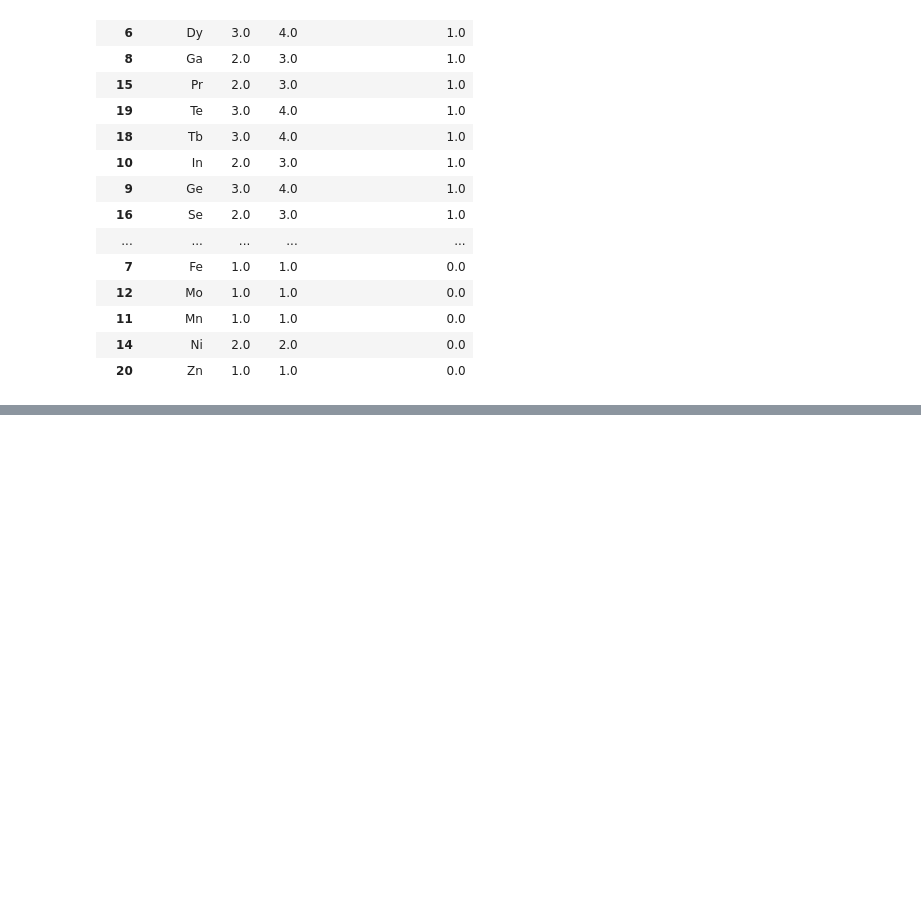
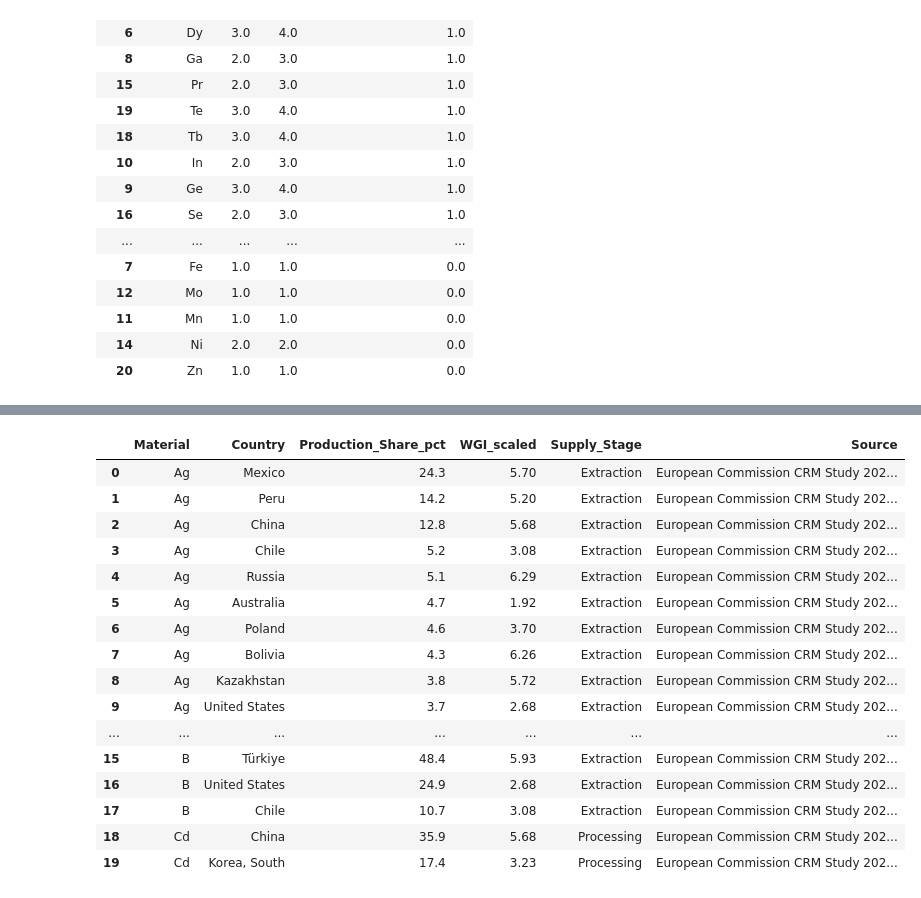
Before and after one commit to Trickwillfrit/MFA, a Jupyter notebook: notebooks/ENV501_Austria_Croatia_MFA.ipynb, the cells around one changed output, grey strips where cells are left out. Cells and saved outputs as stored; diff of their text form; code cells hidden in the pictures; blank space fills up the shorter version.

```diff
--- a/notebooks/ENV501_Austria_Croatia_MFA.ipynb
+++ b/notebooks/ENV501_Austria_Croatia_MFA.ipynb
@@ -8148,0 +8474,86 @@ display(
+# %%
+wgi_block_1 = pd.DataFrame([
+    # Material, Country, Production share %, WGI, Stage
+
+    # Silver - extraction
+    ["Ag", "Mexico", 24.3, 5.70, "Extraction"],
+    ["Ag", "Peru", 14.2, 5.20, "Extraction"],
+    ["Ag", "China", 12.8, 5.68, "Extraction"],
+    ["Ag", "Chile", 5.2, 3.08, "Extraction"],
+    ["Ag", "Russia", 5.1, 6.29, "Extraction"],
+    ["Ag", "Australia", 4.7, 1.92, "Extraction"],
+    ["Ag", "Poland", 4.6, 3.70, "Extraction"],
+    ["Ag", "Bolivia", 4.3, 6.26, "Extraction"],
+    ["Ag", "Kazakhstan", 3.8, 5.72, "Extraction"],
+    ["Ag", "United States", 3.7, 2.68, "Extraction"],
+
+    # Aluminium / bauxite - extraction
+    ["Al", "Australia", 28.4, 1.92, "Extraction"],
+    ["Al", "China", 20.8, 5.68, "Extraction"],
+    ["Al", "Guinea", 17.9, 6.81, "Extraction"],
+    ["Al", "Brazil", 10.4, 5.40, "Extraction"],
+    ["Al", "India", 6.8, 5.27, "Extraction"],
+
+    # Borate - extraction
+    ["B", "Türkiye", 48.4, 5.93, "Extraction"],
+    ["B", "United States", 24.9, 2.68, "Extraction"],
+    ["B", "Chile", 10.7, 3.08, "Extraction"],
+
+    # Cadmium - processing
+    ["Cd", "China", 35.9, 5.68, "Processing"],
+    ["Cd", "Korea, South", 17.4, 3.23, "Processing"],
+    ["Cd", "Japan", 7.5, 2.31, "Processing"],
+    ["Cd", "Canada", 7.3, 1.79, "Processing"],
+    ["Cd", "Kazakhstan", 6.8, 5.72, "Processing"],
+    ["Cd", "Mexico", 4.3, 5.70, "Processing"],
+    ["Cd", "Russia", 4.2, 6.29, "Processing"],
+
+    # Chromium - extraction
+    ["Cr", "South Africa", 55.5, 4.69, "Extraction"],
+    ["Cr", "Kazakhstan", 15.7, 5.72, "Extraction"],
+    ["Cr", "India", 12.4, 5.27, "Extraction"],
+
+    # Copper - extraction
+    ["Cu", "Chile", 27.7, 3.08, "Extraction"],
+    ["Cu", "Peru", 11.5, 5.20, "Extraction"],
+    ["Cu", "China", 8.4, 5.68, "Extraction"],
+    ["Cu", "Congo, D.R.", 6.4, 8.22, "Extraction"],
+    ["Cu", "United States", 6.2, 2.68, "Extraction"],
+    ["Cu", "Australia", 4.4, 1.92, "Extraction"],
+    ["Cu", "Zambia", 4.0, 5.83, "Extraction"],
+    ["Cu", "Russia", 4.0, 6.29, "Extraction"],
+    ["Cu", "Mexico", 3.7, 5.70, "Extraction"],
+    ["Cu", "Indonesia", 2.8, 5.32, "Extraction"],
+    ["Cu", "Canada", 2.8, 1.79, "Extraction"]
+],
+columns=[
+    "Material",
+    "Country",
+    "Production_Share_pct",
+    "WGI_scaled",
+    "Supply_Stage"
+])
+
+wgi_block_1["Source"] = (
+    "European Commission CRM Study 2023 - Annexes 7 and 9"
+)
+
+display(wgi_block_1.head(20))
+# %% [output]
+|  | Material | Country | Production_Share_pct | WGI_scaled | Supply_Stage | Source |
+| 0 | Ag | Mexico | 24.3 | 5.70 | Extraction | European Commission CRM Study 202... |
+| 1 | Ag | Peru | 14.2 | 5.20 | Extraction | European Commission CRM Study 202... |
+| 2 | Ag | China | 12.8 | 5.68 | Extraction | European Commission CRM Study 202... |
+| 3 | Ag | Chile | 5.2 | 3.08 | Extraction | European Commission CRM Study 202... |
+| 4 | Ag | Russia | 5.1 | 6.29 | Extraction | European Commission CRM Study 202... |
+| 5 | Ag | Australia | 4.7 | 1.92 | Extraction | European Commission CRM Study 202... |
+| 6 | Ag | Poland | 4.6 | 3.70 | Extraction | European Commission CRM Study 202... |
+| 7 | Ag | Bolivia | 4.3 | 6.26 | Extraction | European Commission CRM Study 202... |
+| 8 | Ag | Kazakhstan | 3.8 | 5.72 | Extraction | European Commission CRM Study 202... |
+| 9 | Ag | United States | 3.7 | 2.68 | Extraction | European Commission CRM Study 202... |
+| ... | ... | ... | ... | ... | ... | ... |
+| 15 | B | Türkiye | 48.4 | 5.93 | Extraction | European Commission CRM Study 202... |
+| 16 | B | United States | 24.9 | 2.68 | Extraction | European Commission CRM Study 202... |
+| 17 | B | Chile | 10.7 | 3.08 | Extraction | European Commission CRM Study 202... |
+| 18 | Cd | China | 35.9 | 5.68 | Processing | European Commission CRM Study 202... |
+| 19 | Cd | Korea, South | 17.4 | 3.23 | Processing | European Commission CRM Study 202... |
```
Also changed, not shown: parts of 63 cells of this notebook.
